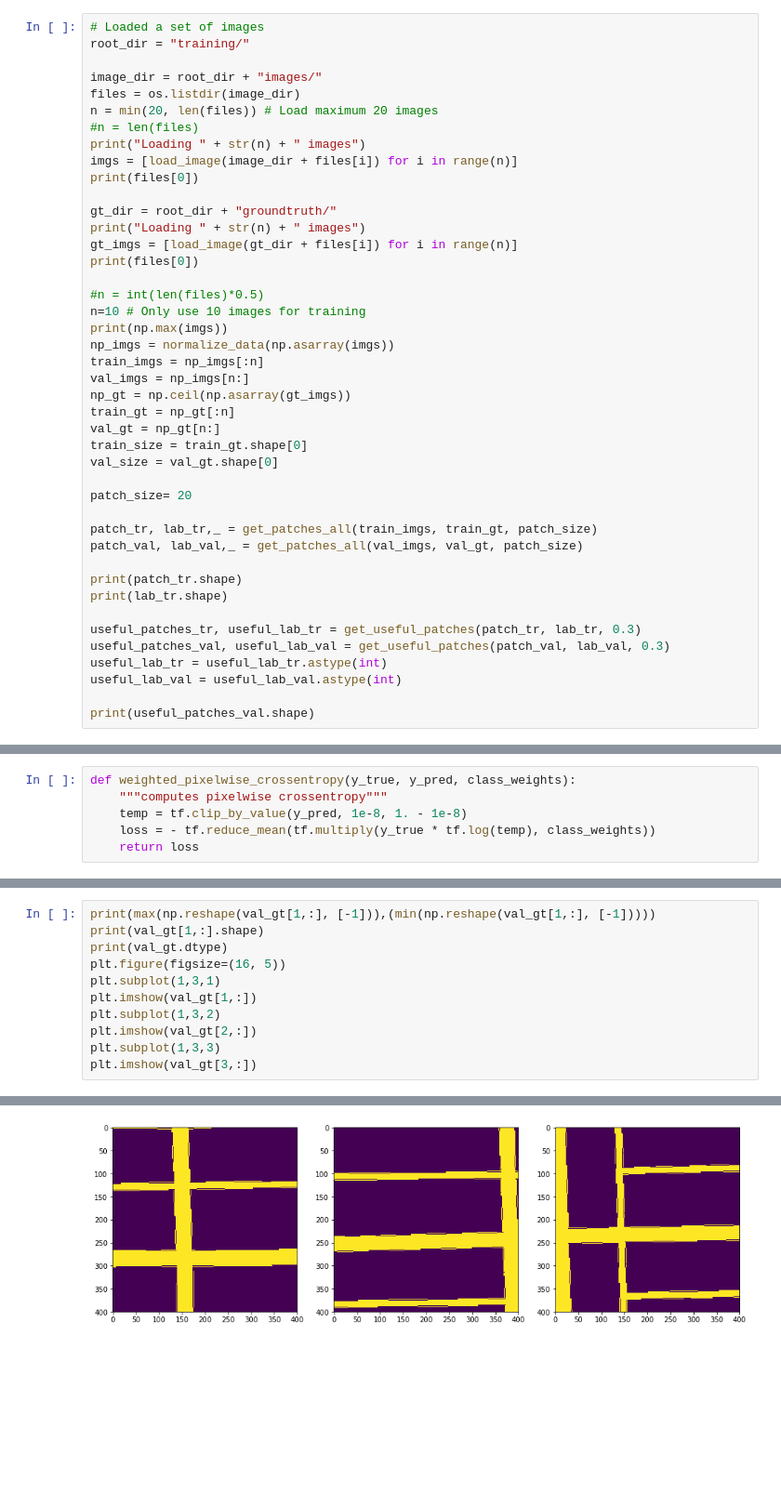
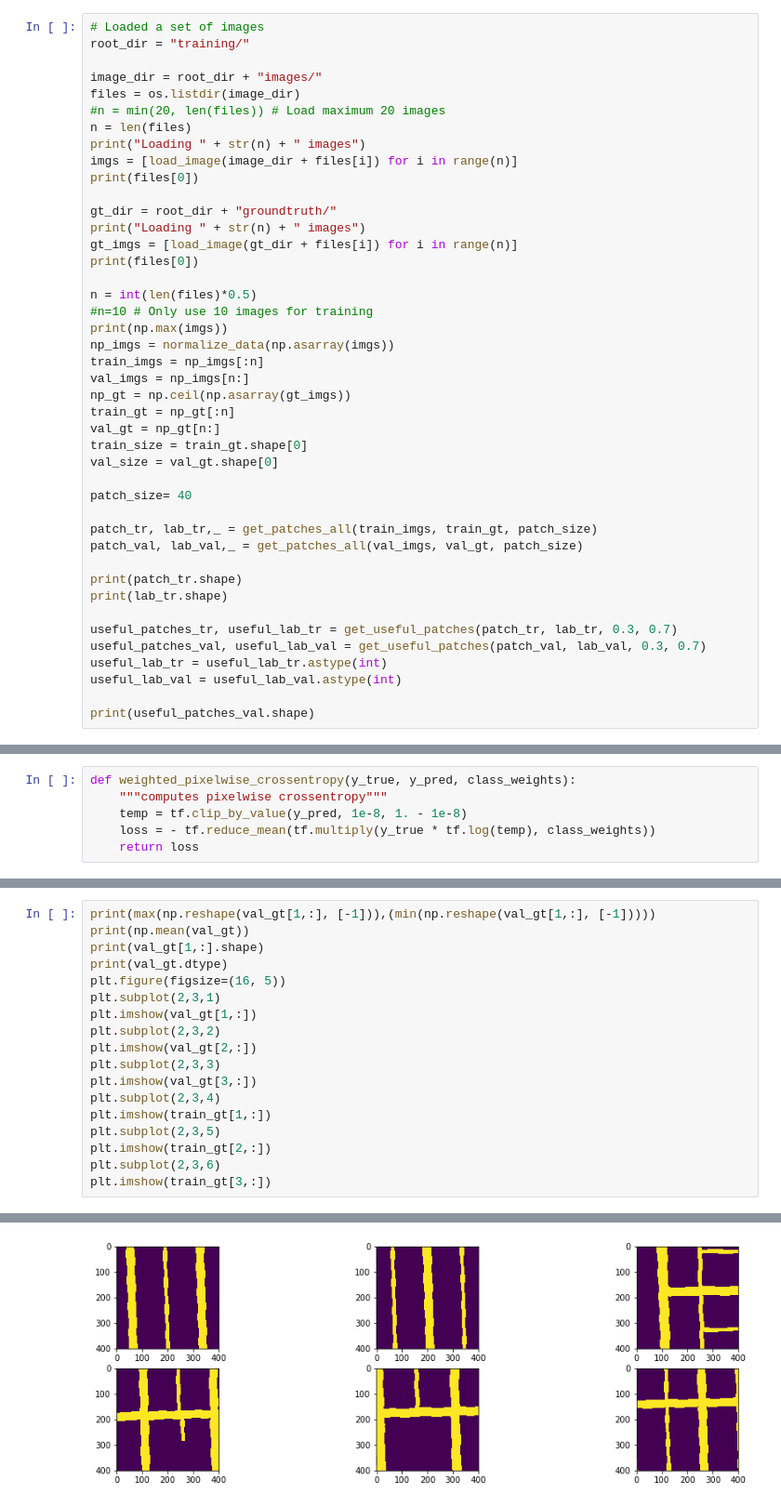
Before and after one commit to MLElec/ML_course, a Jupyter notebook: projects/project2/project_road_segmentation/FCN_from_scratch.ipynb, the cells around one changed output, grey strips where cells are left out. Shown at 93% size. Drawn from its saved outputs; the diff is of its cells as text; blank space fills up the shorter version.

```diff
--- a/projects/project2/project_road_segmentation/FCN_from_scratch.ipynb
+++ b/projects/project2/project_road_segmentation/FCN_from_scratch.ipynb
@@ -158,8 +158,8 @@ root_dir = "training/"
 
 image_dir = root_dir + "images/"
 files = os.listdir(image_dir)
-n = min(20, len(files)) # Load maximum 20 images
-#n = len(files)
+#n = min(20, len(files)) # Load maximum 20 images
+n = len(files)
 print("Loading " + str(n) + " images")
 imgs = [load_image(image_dir + files[i]) for i in range(n)]
 print(files[0])
@@ -169,8 +169,8 @@ print("Loading " + str(n) + " images")
 gt_imgs = [load_image(gt_dir + files[i]) for i in range(n)]
 print(files[0])
 
-#n = int(len(files)*0.5)
-n=10 # Only use 10 images for training
+n = int(len(files)*0.5)
+#n=10 # Only use 10 images for training
 print(np.max(imgs))
 np_imgs = normalize_data(np.asarray(imgs))
 train_imgs = np_imgs[:n]
@@ -181,7 +181,7 @@ val_gt = np_gt[n:]
 train_size = train_gt.shape[0]
 val_size = val_gt.shape[0]
 
-patch_size= 20
+patch_size= 40
 
 patch_tr, lab_tr,_ = get_patches_all(train_imgs, train_gt, patch_size)
 patch_val, lab_val,_ = get_patches_all(val_imgs, val_gt, patch_size)
@@ -189,8 +189,8 @@ patch_val, lab_val,_ = get_patches_all(val_imgs, val_gt, patch_size)
 print(patch_tr.shape)
 print(lab_tr.shape)
 
-useful_patches_tr, useful_lab_tr = get_useful_patches(patch_tr, lab_tr, 0.3)
-useful_patches_val, useful_lab_val = get_useful_patches(patch_val, lab_val, 0.3)
+useful_patches_tr, useful_lab_tr = get_useful_patches(patch_tr, lab_tr, 0.3, 0.7)
+useful_patches_val, useful_lab_val = get_useful_patches(patch_val, lab_val, 0.3, 0.7)
 useful_lab_tr = useful_lab_tr.astype(int)
 useful_lab_val = useful_lab_val.astype(int)
 
@@ -345,13 +353,20 @@ val_loss :  4.584 , train_loss :  4.14782
 # %%
 print(max(np.reshape(val_gt[1,:], [-1])),(min(np.reshape(val_gt[1,:], [-1]))))
+print(np.mean(val_gt))
 print(val_gt[1,:].shape)
 print(val_gt.dtype)
 plt.figure(figsize=(16, 5))
-plt.subplot(1,3,1)
+plt.subplot(2,3,1)
 plt.imshow(val_gt[1,:])
-plt.subplot(1,3,2)
+plt.subplot(2,3,2)
 plt.imshow(val_gt[2,:])
-plt.subplot(1,3,3)
+plt.subplot(2,3,3)
 plt.imshow(val_gt[3,:])
+plt.subplot(2,3,4)
+plt.imshow(train_gt[1,:])
+plt.subplot(2,3,5)
+plt.imshow(train_gt[2,:])
+plt.subplot(2,3,6)
+plt.imshow(train_gt[3,:])
 # %% [output]
 1.0 0.0
@@ -358,6 +374,6 @@ plt.imshow(val_gt[3,:])
 (400, 400)
 float32
 <matplotlib.image.AxesImage at 0x...>
-[figure, old version]
+[figure, new version]
 # %%
 test = np.reshape(val_pred, val_gt.shape).astype(np.float32)
```
Also changed, not shown: parts of 8 cells of this notebook.
